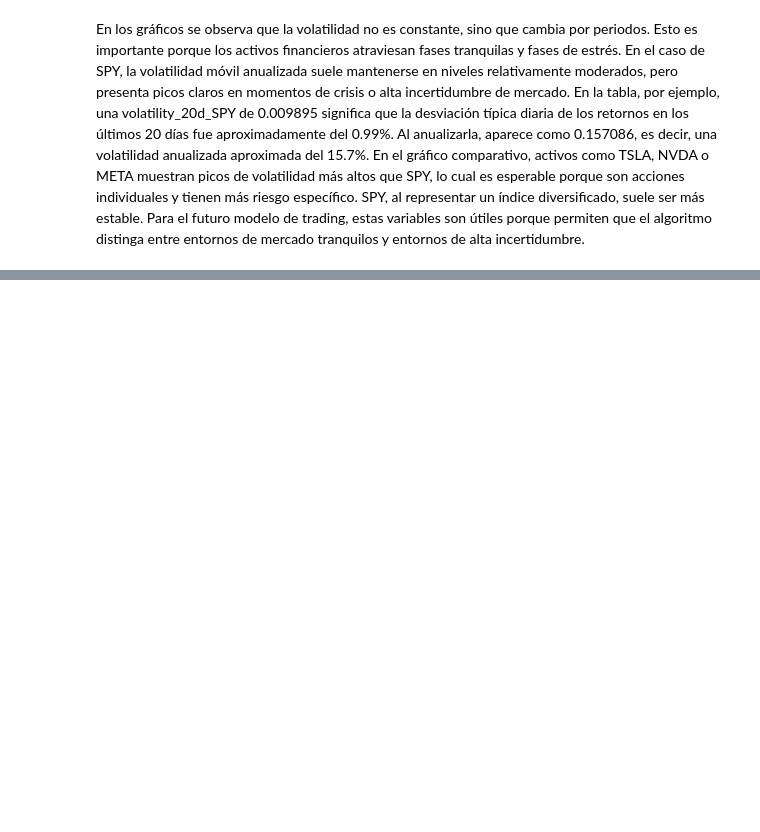
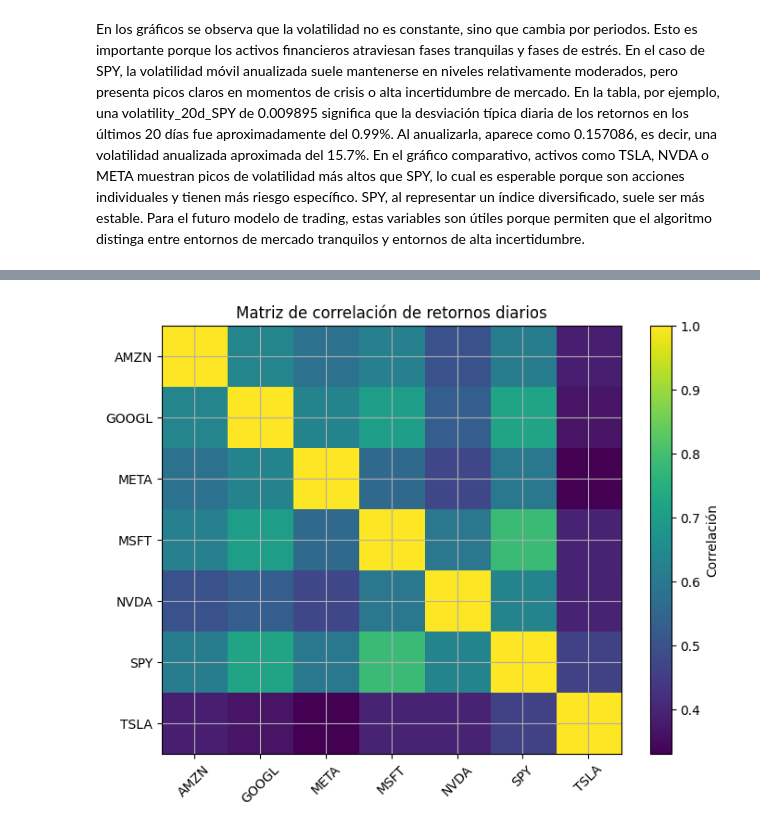
Before and after one commit to juanbarearojo/Mini-trading-bot, a Jupyter notebook: eda.ipynb, the cells around one changed output, grey strips where cells are left out. Cells and saved outputs as stored; diff of their text form; code cells hidden in the pictures; blank space fills up the shorter version.

```diff
--- a/eda.ipynb
+++ b/eda.ipynb
@@ -529,0 +605,14 @@ display(max_drawdown_df)
+# %%
+corr_matrix = returns_wide.corr()
+
+plt.figure(figsize=(8, 6))
+plt.imshow(corr_matrix, aspect="auto")
+plt.colorbar(label="Correlación")
+
+plt.xticks(range(len(corr_matrix.columns)), corr_matrix.columns, rotation=45)
+plt.yticks(range(len(corr_matrix.index)), corr_matrix.index)
+
+plt.title("Matriz de correlación de retornos diarios")
+plt.show()
+# %% [output]
+[figure, added]
```
Also changed, not shown: parts of 9 cells of this notebook.
